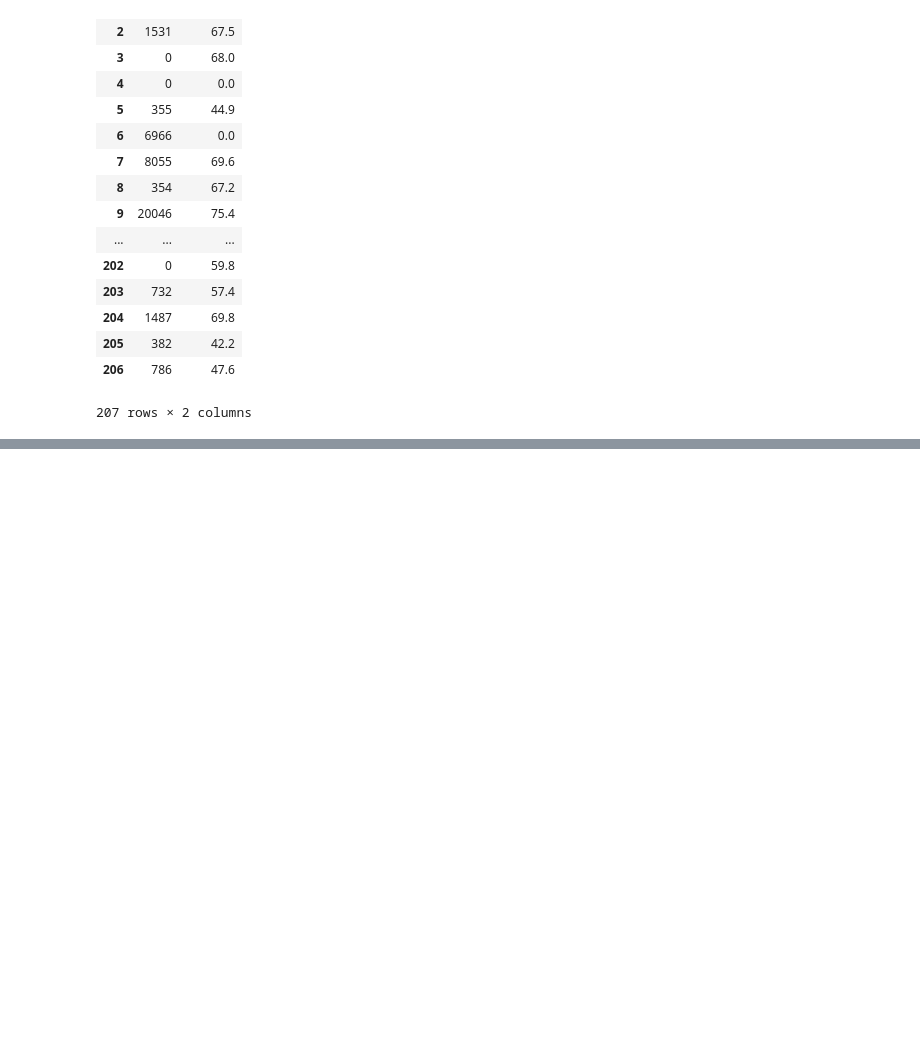
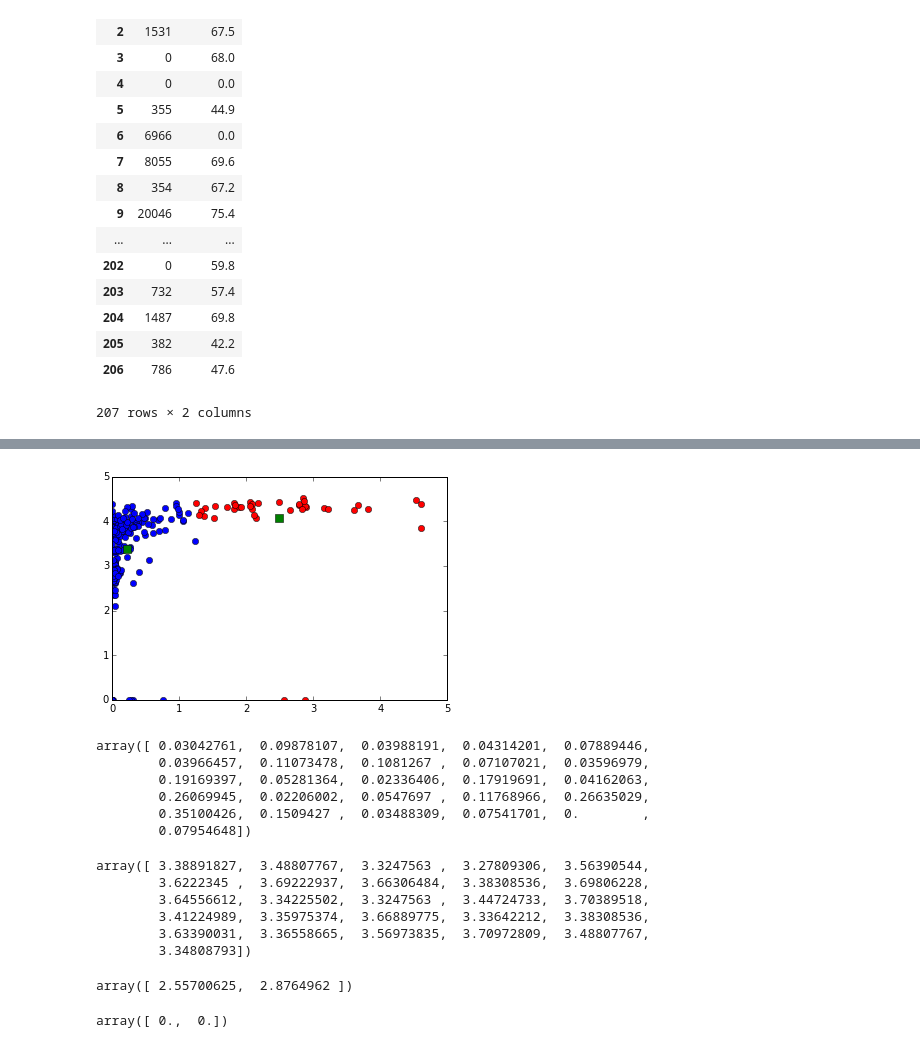
Before and after one commit to molliemarie/Thinkful-Data-Science-Projects, a Jupyter notebook: Unit4/kmeans1.ipynb, the cells around one changed output, grey strips where cells are left out. Saved outputs shown, nothing was run; the diff lists cells and outputs as text; code cells hidden in the pictures; blank space fills up the shorter version.

Commit message:
updated Iris_clustering, finished kmeans, still working on knn

```diff
--- a/Unit4/kmeans1.ipynb
+++ b/Unit4/kmeans1.ipynb
@@ -184,0 +209,4 @@ df1
+# %%
+cluster1 = whiten(cluster1)
+centroids1,dist1 = kmeans(cluster1,2)
+idx1,idxdist1 = vq(cluster1,centroids1)
@@ -184,0 +325,33 @@ df1
+# %%
+plot(cluster1[idx1==0,0],cluster1[idx1==0,1],'ob',
+     cluster1[idx1==1,0],cluster1[idx1==1,1],'or')
+plot(centroids1[:,0],centroids1[:,1],'sg',markersize=8)
+show()
+# %% [output]
+[figure, added]
+# %%
+cluster1[idx1==0,0]
+# %% [output]
+array([ 0.03042761,  0.09878107,  0.03988191,  0.04314201,  0.07889446,
+        0.03966457,  0.11073478,  0.1081267 ,  0.07107021,  0.03596979,
+        0.19169397,  0.05281364,  0.02336406,  0.17919691,  0.04162063,
+        0.26069945,  0.02206002,  0.0547697 ,  0.11768966,  0.26635029,
+        0.35100426,  0.1509427 ,  0.03488309,  0.07541701,  0.        ,
+        0.07954648])
+# %%
+cluster1[idx1==0,1]
+# %% [output]
+array([ 3.38891827,  3.48807767,  3.3247563 ,  3.27809306,  3.56390544,
+        3.6222345 ,  3.69222937,  3.66306484,  3.38308536,  3.69806228,
+        3.64556612,  3.34225502,  3.3247563 ,  3.44724733,  3.70389518,
+        3.41224989,  3.35975374,  3.66889775,  3.33642212,  3.38308536,
+        3.63390031,  3.36558665,  3.56973835,  3.70972809,  3.48807767,
+        3.34808793])
+# %%
+cluster1[idx1==1,0]
+# %% [output]
+array([ 2.55700625,  2.8764962 ])
+# %%
+cluster1[idx1==1,1]
+# %% [output]
+array([ 0.,  0.])
```
Also changed, not shown: parts of 21 cells of this notebook, 2 other files.
